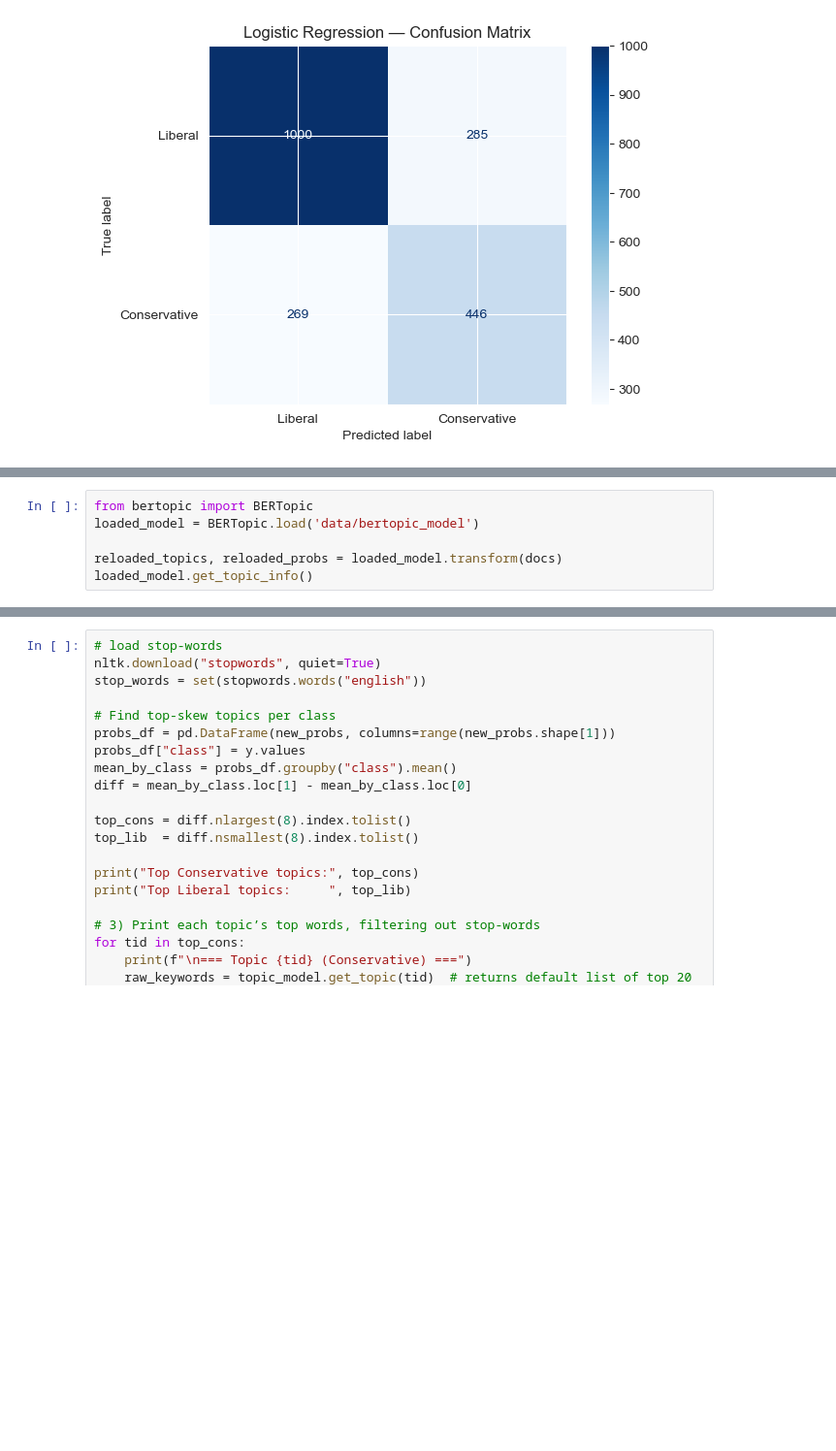
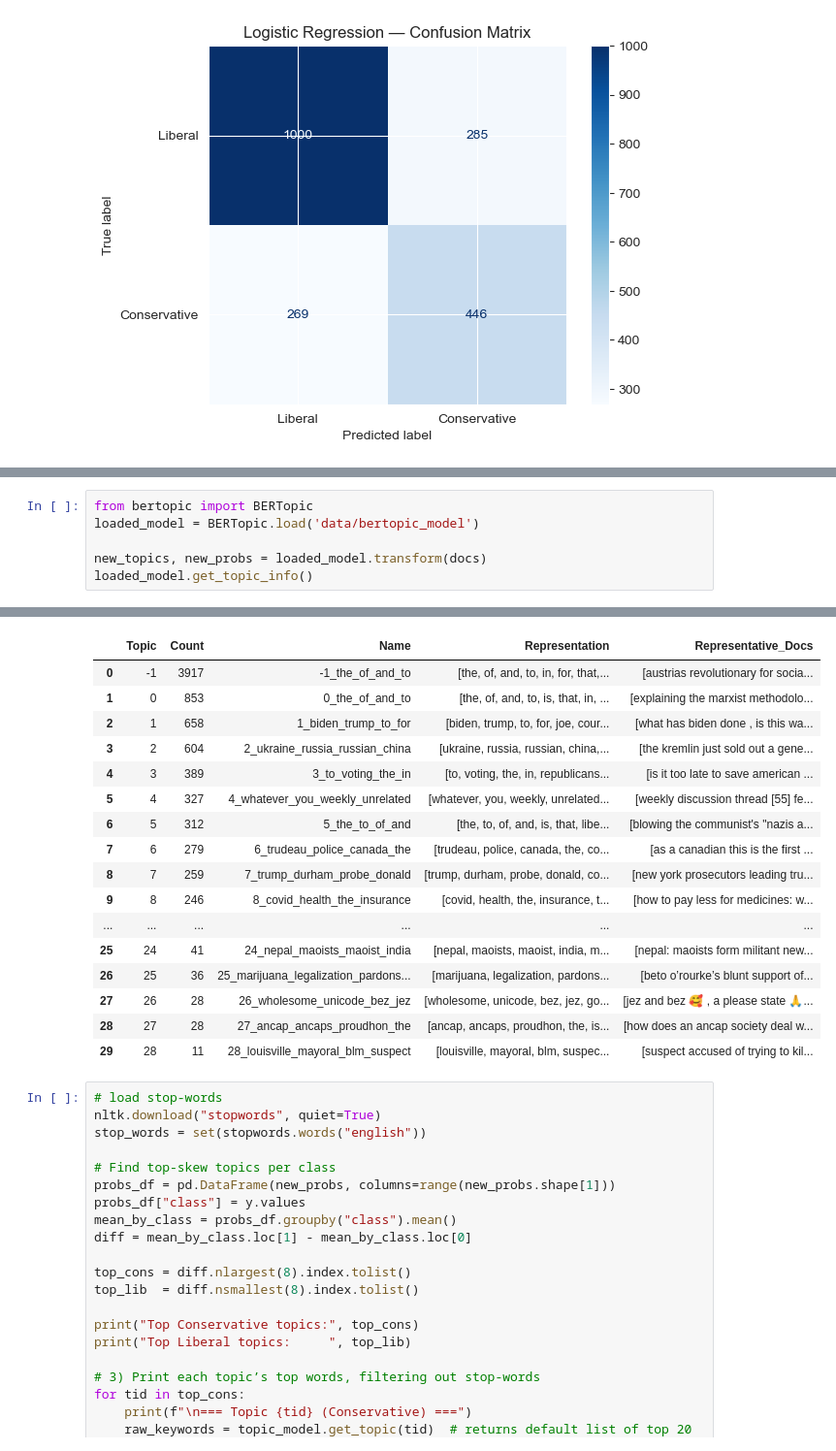
Before and after one commit to nathanaelambert/ConservativesLiberals, a Jupyter notebook: partie_osc_v3.ipynb, the cells around one changed output, grey strips where cells are left out. Shown: that part at 97% size. Cells and saved outputs as stored; diff of their text form; blank space fills up the shorter version.

```diff
--- a/partie_osc_v3.ipynb
+++ b/partie_osc_v3.ipynb
@@ -104,5 +106,6 @@ new_topics, new_probs = topic_model.transform(docs)
 from bertopic import BERTopic
 loaded_model = BERTopic.load('data/bertopic_model')
 
-reloaded_topics, reloaded_probs = loaded_model.transform(docs)
+new_topics, new_probs = loaded_model.transform(docs)
 loaded_model.get_topic_info()
+# %% [output]
@@ -109,3 +118,20 @@ loaded_model.get_topic_info()
+|  | Topic | Count | Name | Representation | Representative_Docs |
+| 0 | -1 | 3917 | -1_the_of_and_to | [the, of, and, to, in, for, that,... | [austrias revolutionary for socia... |
+| 1 | 0 | 853 | 0_the_of_and_to | [the, of, and, to, is, that, in, ... | [explaining the marxist methodolo... |
+| 2 | 1 | 658 | 1_biden_trump_to_for | [biden, trump, to, for, joe, cour... | [what has biden done , is this wa... |
+| 3 | 2 | 604 | 2_ukraine_russia_russian_china | [ukraine, russia, russian, china,... | [the kremlin just sold out a gene... |
+| 4 | 3 | 389 | 3_to_voting_the_in | [to, voting, the, in, republicans... | [is it too late to save american ... |
+| 5 | 4 | 327 | 4_whatever_you_weekly_unrelated | [whatever, you, weekly, unrelated... | [weekly discussion thread [55] fe... |
+| 6 | 5 | 312 | 5_the_to_of_and | [the, to, of, and, is, that, libe... | [blowing the communist's "nazis a... |
+| 7 | 6 | 279 | 6_trudeau_police_canada_the | [trudeau, police, canada, the, co... | [as a canadian this is the first ... |
+| 8 | 7 | 259 | 7_trump_durham_probe_donald | [trump, durham, probe, donald, co... | [new york prosecutors leading tru... |
+| 9 | 8 | 246 | 8_covid_health_the_insurance | [covid, health, the, insurance, t... | [how to pay less for medicines: w... |
+| ... | ... | ... | ... | ... | ... |
+| 25 | 24 | 41 | 24_nepal_maoists_maoist_india | [nepal, maoists, maoist, india, m... | [nepal: maoists form militant new... |
+| 26 | 25 | 36 | 25_marijuana_legalization_pardons... | [marijuana, legalization, pardons... | [beto o’rourke’s blunt support of... |
+| 27 | 26 | 28 | 26_wholesome_unicode_bez_jez | [wholesome, unicode, bez, jez, go... | [jez and bez 🥰 , a please state 🙏... |
+| 28 | 27 | 28 | 27_ancap_ancaps_proudhon_the | [ancap, ancaps, proudhon, the, is... | [how does an ancap society deal w... |
+| 29 | 28 | 11 | 28_louisville_mayoral_blm_suspect | [louisville, mayoral, blm, suspec... | [suspect accused of trying to kil... |
 # %%
 # load stop-words
 nltk.download("stopwords", quiet=True)
```
Also changed, not shown: parts of 7 cells of this notebook, 1 other file.
